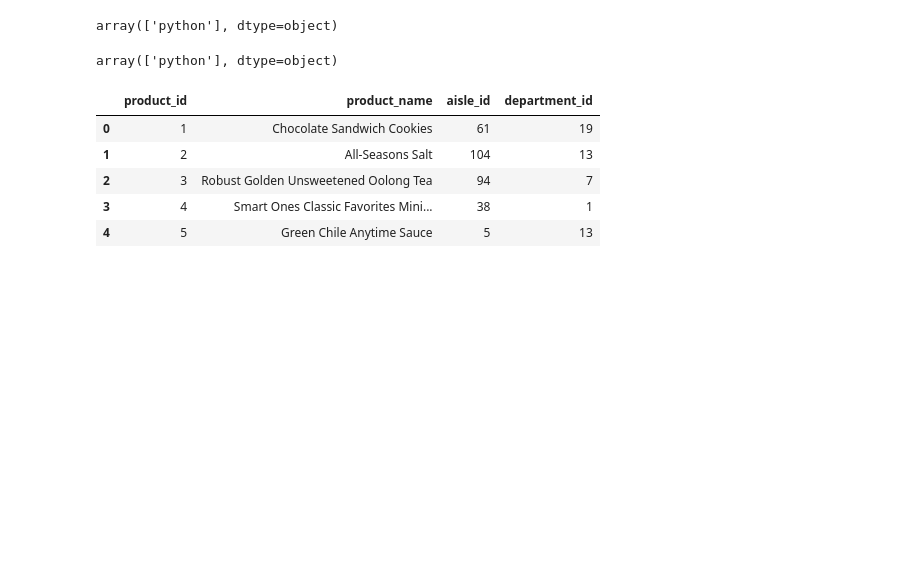
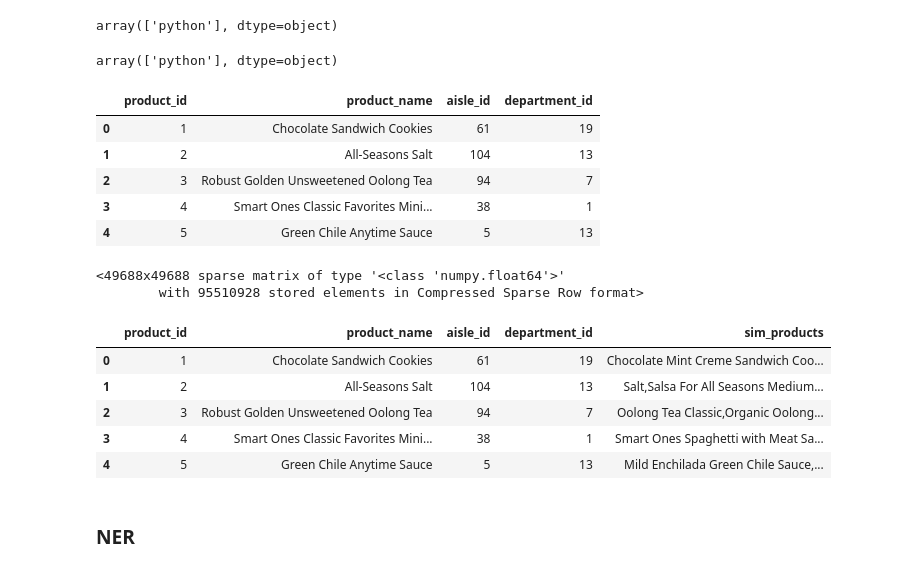
Before and after one commit to Gunnvant/idma_ft, a Jupyter notebook: NLP/class_codes/18_01_22.ipynb, the cells around one changed output. Cells and saved outputs as stored; diff of their text form; code cells hidden in the pictures; blank space fills up the shorter version.

```diff
--- a/NLP/class_codes/18_01_22.ipynb
+++ b/NLP/class_codes/18_01_22.ipynb
@@ -318,3 +318,5 @@ data.head()
 | 4 | 5 | Green Chile Anytime Sauce | 5 | 13 |
 # %%
 ### find out top 5 most similar products to each product given in the data
+tfidf = text.TfidfVectorizer(input = data['product_name'].tolist(),stop_words='english')
+matrix = tfidf.fit_transform(data['product_name'].tolist())
@@ -320,0 +325,28 @@ data.head()
+# %%
+sim = cosine_similarity(matrix,dense_output=False)
+# %%
+sim
+# %% [output]
+<49688x49688 sparse matrix of type '<class 'numpy.float64'>'
+        with 95510928 stored elements in Compressed Sparse Row format>
+# %%
+from tqdm import tqdm
+sim_products = []
+for row in tqdm(sim,total=sim.shape[0]):
+    idx = row.toarray()[0].argsort()[-6:-1]
+    prods = data.iloc[idx]['product_name'].tolist()
+    prods = ",".join(prods)
+    sim_products.append(prods)
+# %%
+data['sim_products']=sim_products
+# %%
+data.head(5)
+# %% [output]
+|  | product_id | product_name | aisle_id | department_id | sim_products |
+| 0 | 1 | Chocolate Sandwich Cookies | 61 | 19 | Chocolate Mint Creme Sandwich Coo... |
+| 1 | 2 | All-Seasons Salt | 104 | 13 | Salt,Salsa For All Seasons Medium... |
+| 2 | 3 | Robust Golden Unsweetened Oolong Tea | 94 | 7 | Oolong Tea Classic,Organic Oolong... |
+| 3 | 4 | Smart Ones Classic Favorites Mini... | 38 | 1 | Smart Ones Spaghetti with Meat Sa... |
+| 4 | 5 | Green Chile Anytime Sauce | 5 | 13 | Mild Enchilada Green Chile Sauce,... |
+# %% [markdown]
+### NER
```
Also changed, not shown: parts of 11 cells of this notebook.
